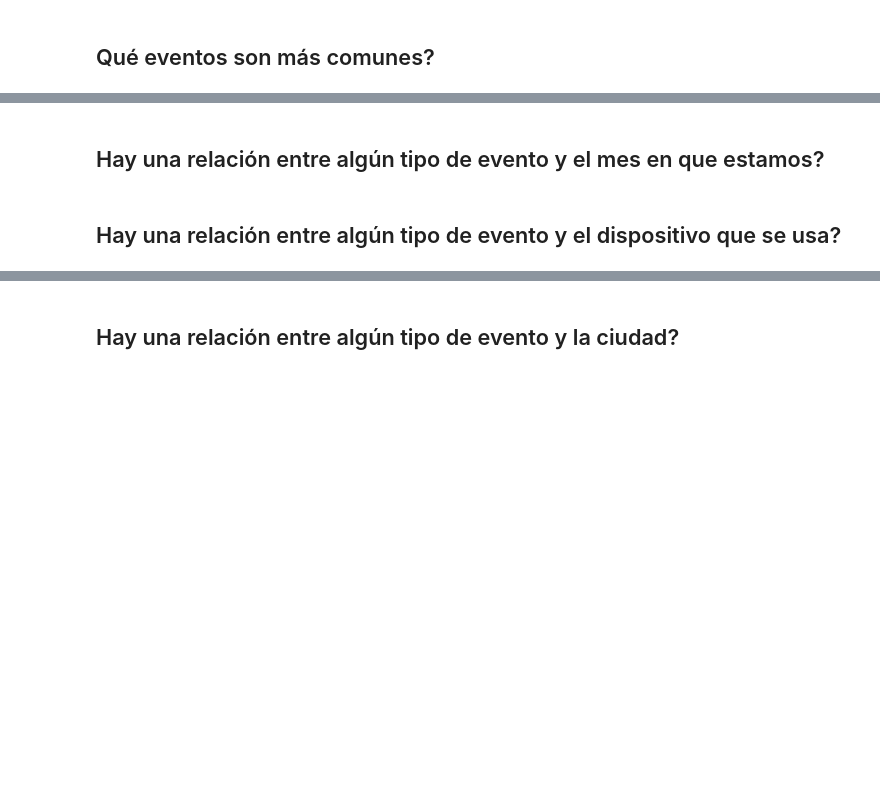
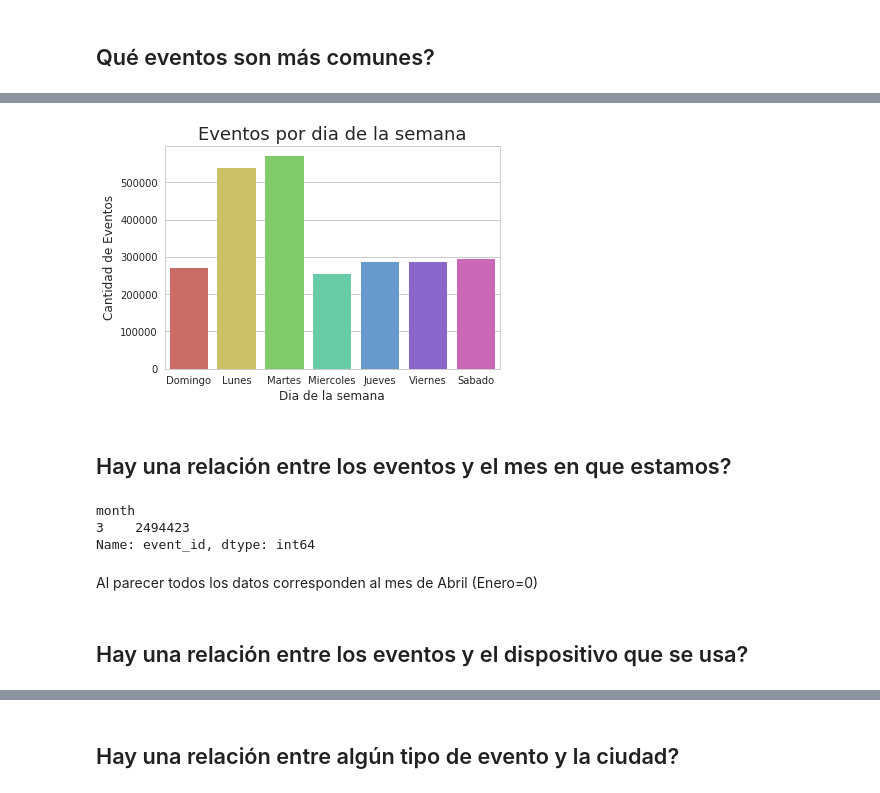
Before and after one commit to shizus/7506-1c2019, a Jupyter notebook: events.ipynb, the cells around one changed output, grey strips where cells are left out. Drawn from its saved outputs; the diff is of its cells as text; code cells hidden in the pictures; blank space fills up the shorter version.

```diff
--- a/events.ipynb
+++ b/events.ipynb
@@ -538,0 +601,4 @@ Name: kind, Length: 583, dtype: int64
+# %%
+events['date'] = pd.to_datetime(events['date'])
+# %%
+events['dayofweek'] = events['date'].dt.dayofweek
@@ -539,4 +617,22 @@ Name: kind, Length: 583, dtype: int64
+# %%
+eventos_por_dia_de_semana = events.groupby('dayofweek')['event_id'].count()
+g = sns.barplot(x=['Domingo', 'Lunes', 'Martes', 'Miercoles', 'Jueves', 'Viernes', 'Sabado'], y=eventos_por_dia_de_semana.values, orient='v', palette="hls")
+g.set_title("Eventos por dia de la semana", fontsize=18)
+g.set_xlabel("Dia de la semana", fontsize=12)
+g.set_ylabel("Cantidad de Eventos", fontsize=12)
+plt.subplots_adjust(top=0.9)
+# %% [output]
+[figure, added]
 # %% [markdown]
-## Hay una relación entre algún tipo de evento y el mes en que estamos?
+## Hay una relación entre los eventos y el mes en que estamos?
+# %%
+events['month'] = events['date'].dt.month
+events.groupby('month')['event_id'].count()
+# %% [output]
+month
+3    2494423
+Name: event_id, dtype: int64
+# %% [markdown]
+Al parecer todos los datos corresponden al mes de Abril (Enero=0)
 # %% [markdown]
-## Hay una relación entre algún tipo de evento y el dispositivo que se usa?
+## Hay una relación entre los eventos y el dispositivo que se usa?
```
Also changed, not shown: parts of 39 cells of this notebook.
